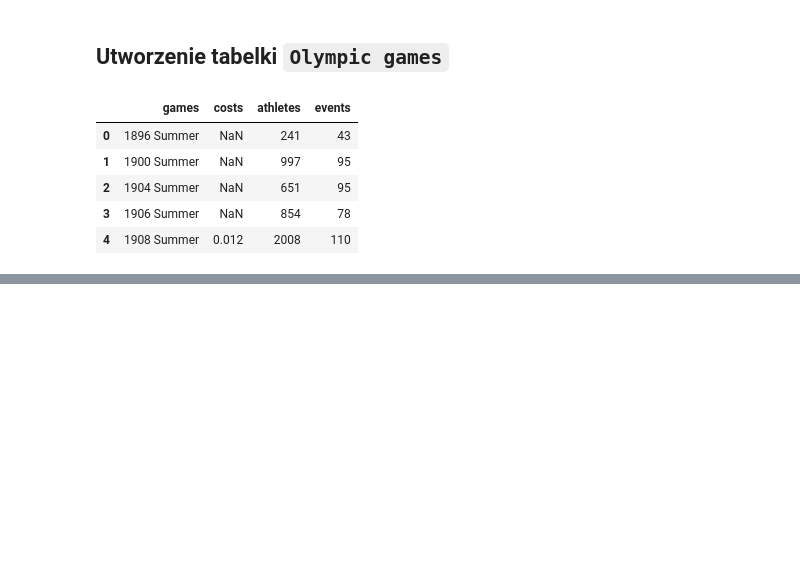
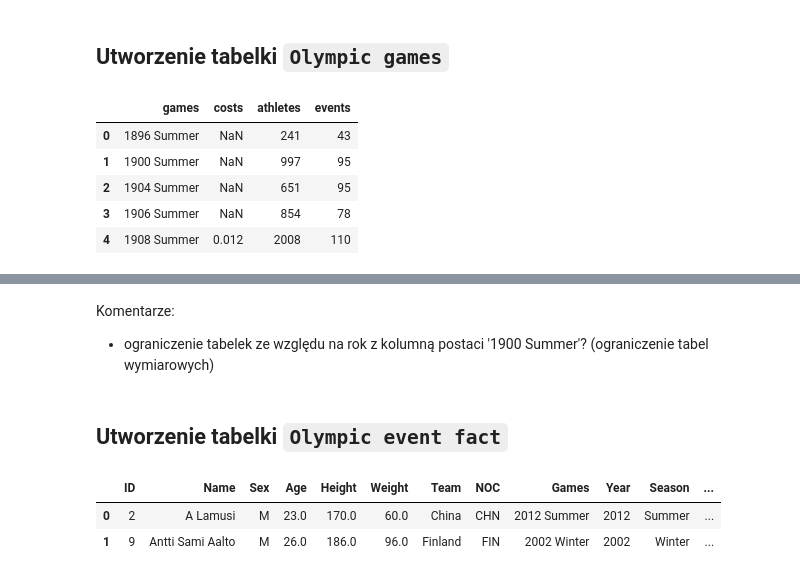
Before and after one commit to grudzienAda/hurtownie_project, a Jupyter notebook: ETL/table_transformations.ipynb, the cells around one changed output, grey strips where cells are left out. Drawn from its saved outputs; the diff is of its cells as text; code cells hidden in the pictures; blank space fills up the shorter version.

Commit message:
wstępna tabela faktu

```diff
--- a/ETL/table_transformations.ipynb
+++ b/ETL/table_transformations.ipynb
@@ -379,0 +361,11 @@ Olympic_games
+# %% [markdown]
+Komentarze:
+- ograniczenie tabelek ze względu na rok z kolumną postaci '1900 Summer'? (ograniczenie tabel wymiarowych)
+# %% [markdown]
+## Utworzenie tabelki `Olympic event fact`
+# %%
+df_athlete_events.head(2)
+# %% [output]
+|  | ID | Name | Sex | Age | Height | Weight | Team | NOC | Games | Year | Season | ... |
+| 0 | 2 | A Lamusi | M | 23.0 | 170.0 | 60.0 | China | CHN | 2012 Summer | 2012 | Summer | ... |
+| 1 | 9 | Antti Sami Aalto | M | 26.0 | 186.0 | 96.0 | Finland | FIN | 2002 Winter | 2002 | Winter | ... |
```
Also changed, not shown: parts of 6 cells of this notebook.
